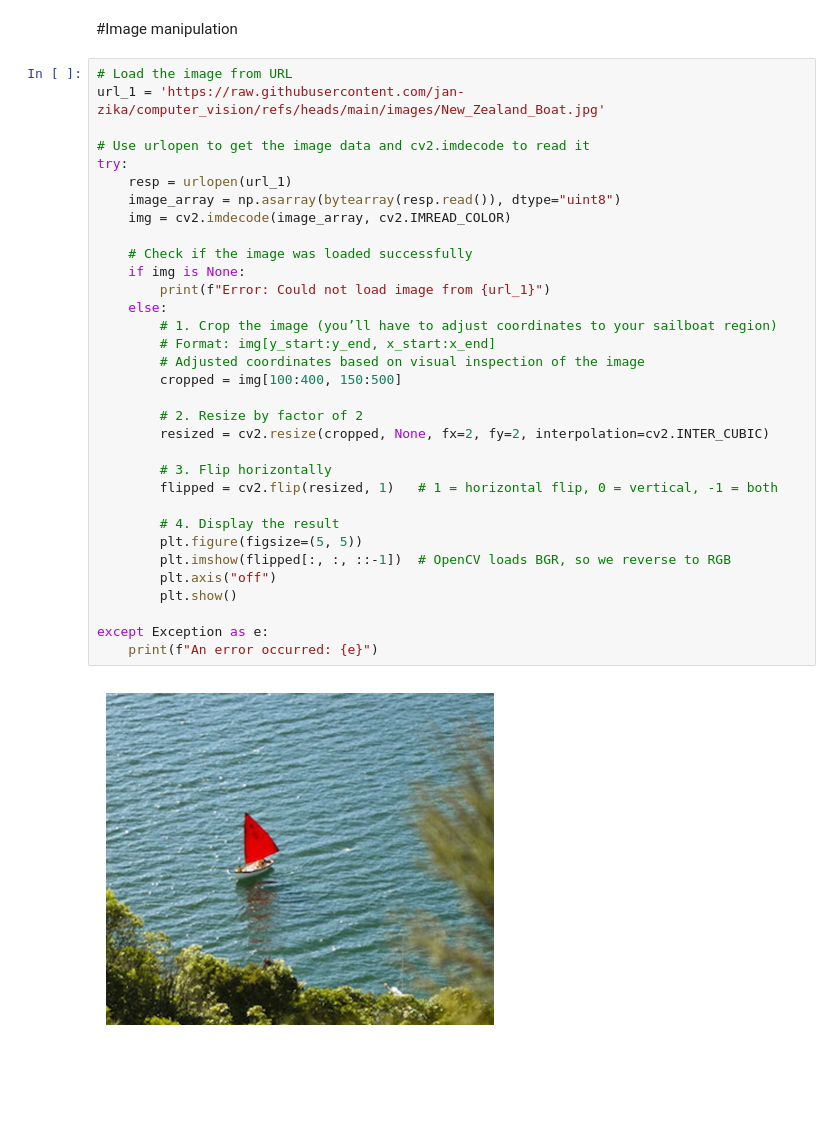
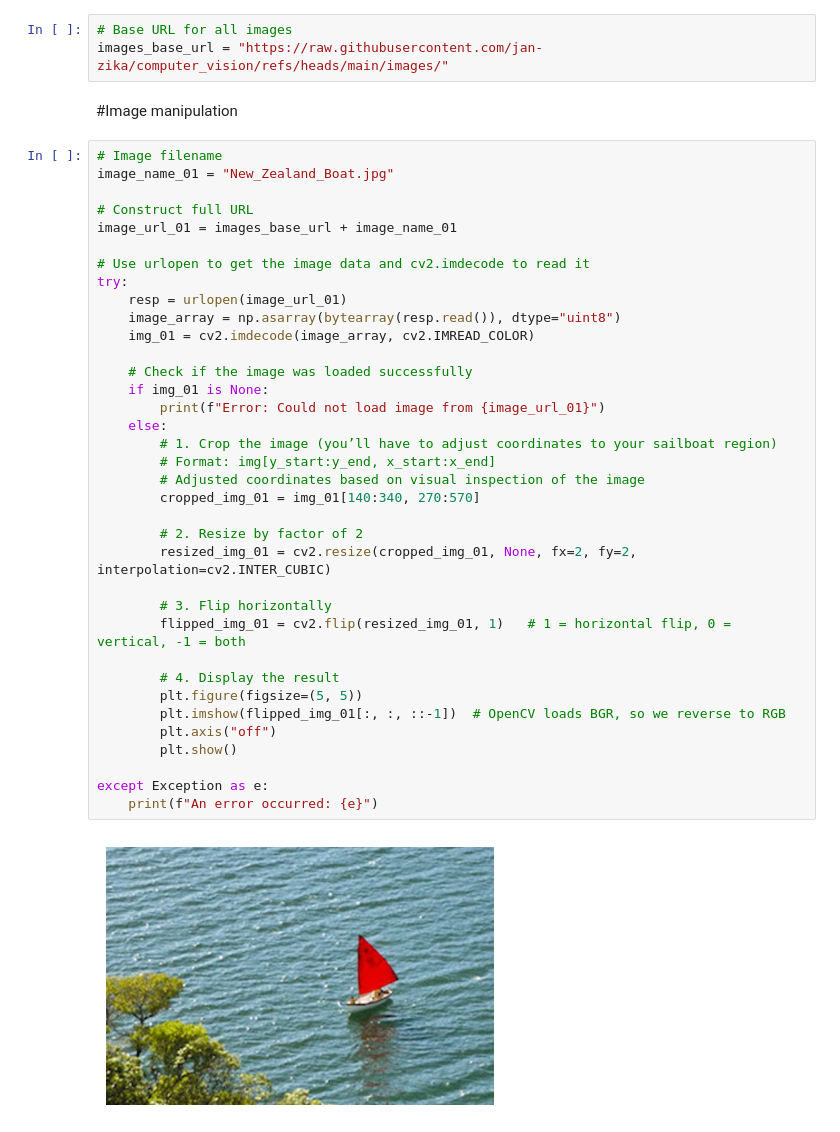
Before and after one commit to jan-zika/computer_vision, a Jupyter notebook: image_manipulation_01.ipynb, the cells around one changed output. Saved outputs shown, nothing was run; the diff lists cells and outputs as text; blank space fills up the shorter version.

```diff
--- a/image_manipulation_01.ipynb
+++ b/image_manipulation_01.ipynb
@@ -8,37 +9,43 @@ from urllib.request import urlopen
+# %%
+# Base URL for all images
+images_base_url = "https://raw.githubusercontent.com/jan-zika/computer_vision/refs/heads/main/images/"
 # %% [markdown]
 #Image manipulation
 # %%
-# Load the image from URL
-url_1 = 'https://raw.githubusercontent.com/jan-zika/computer_vision/refs/heads/main/images/New_Zealand_Boat.jpg'
+# Image filename
+image_name_01 = "New_Zealand_Boat.jpg"
+
+# Construct full URL
+image_url_01 = images_base_url + image_name_01
 
 # Use urlopen to get the image data and cv2.imdecode to read it
 try:
-    resp = urlopen(url_1)
+    resp = urlopen(image_url_01)
     image_array = np.asarray(bytearray(resp.read()), dtype="uint8")
-    img = cv2.imdecode(image_array, cv2.IMREAD_COLOR)
+    img_01 = cv2.imdecode(image_array, cv2.IMREAD_COLOR)
 
     # Check if the image was loaded successfully
-    if img is None:
-        print(f"Error: Could not load image from {url_1}")
+    if img_01 is None:
+        print(f"Error: Could not load image from {image_url_01}")
     else:
         # 1. Crop the image (you’ll have to adjust coordinates to your sailboat region)
         # Format: img[y_start:y_end, x_start:x_end]
         # Adjusted coordinates based on visual inspection of the image
-        cropped = img[100:400, 150:500]
+        cropped_img_01 = img_01[140:340, 270:570]
 
         # 2. Resize by factor of 2
-        resized = cv2.resize(cropped, None, fx=2, fy=2, interpolation=cv2.INTER_CUBIC)
+        resized_img_01 = cv2.resize(cropped_img_01, None, fx=2, fy=2, interpolation=cv2.INTER_CUBIC)
 
         # 3. Flip horizontally
-        flipped = cv2.flip(resized, 1)   # 1 = horizontal flip, 0 = vertical, -1 = both
+        flipped_img_01 = cv2.flip(resized_img_01, 1)   # 1 = horizontal flip, 0 = vertical, -1 = both
 
         # 4. Display the result
         plt.figure(figsize=(5, 5))
-        plt.imshow(flipped[:, :, ::-1])  # OpenCV loads BGR, so we reverse to RGB
+        plt.imshow(flipped_img_01[:, :, ::-1])  # OpenCV loads BGR, so we reverse to RGB
         plt.axis("off")
         plt.show()
 
 except Exception as e:
     print(f"An error occurred: {e}")
 # %% [output]
-[figure, old version]
+[figure, new version]
```
Also changed, not shown: parts of 11 cells of this notebook.
